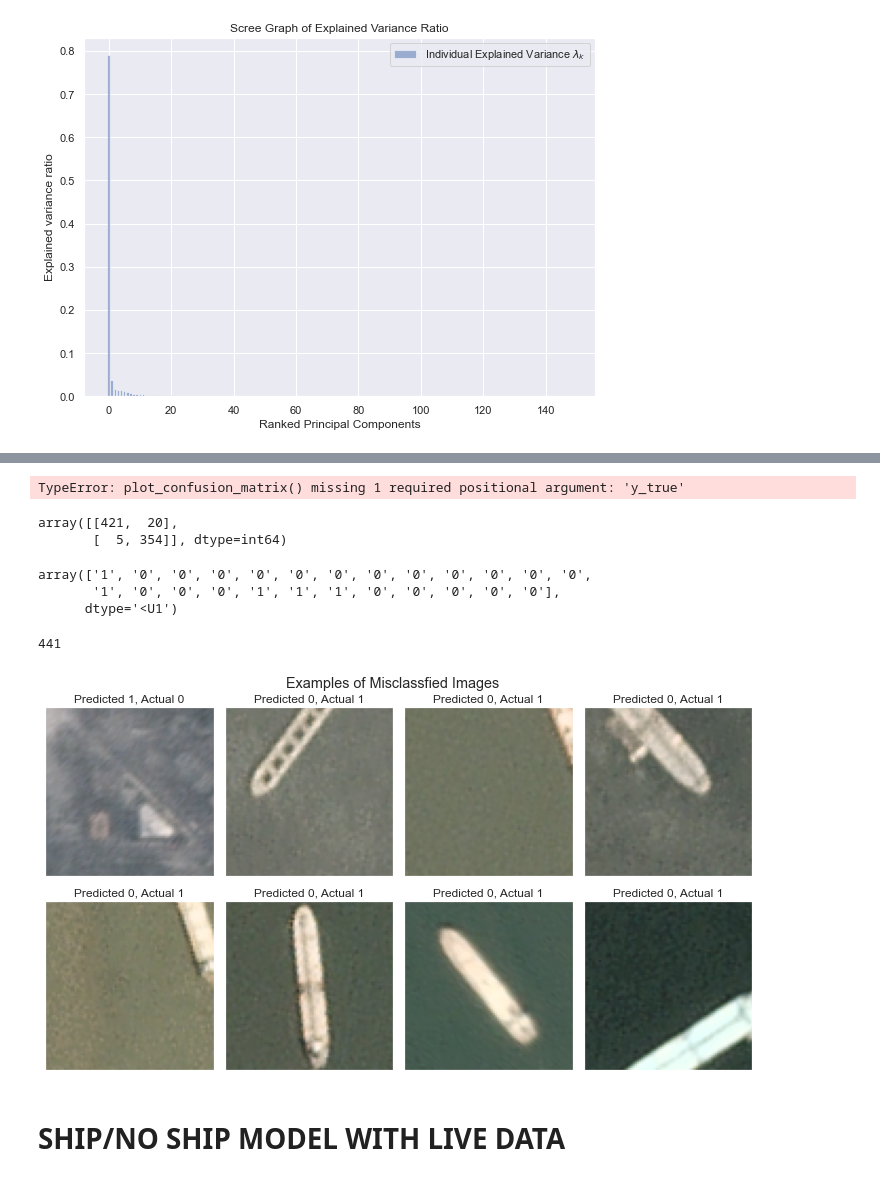
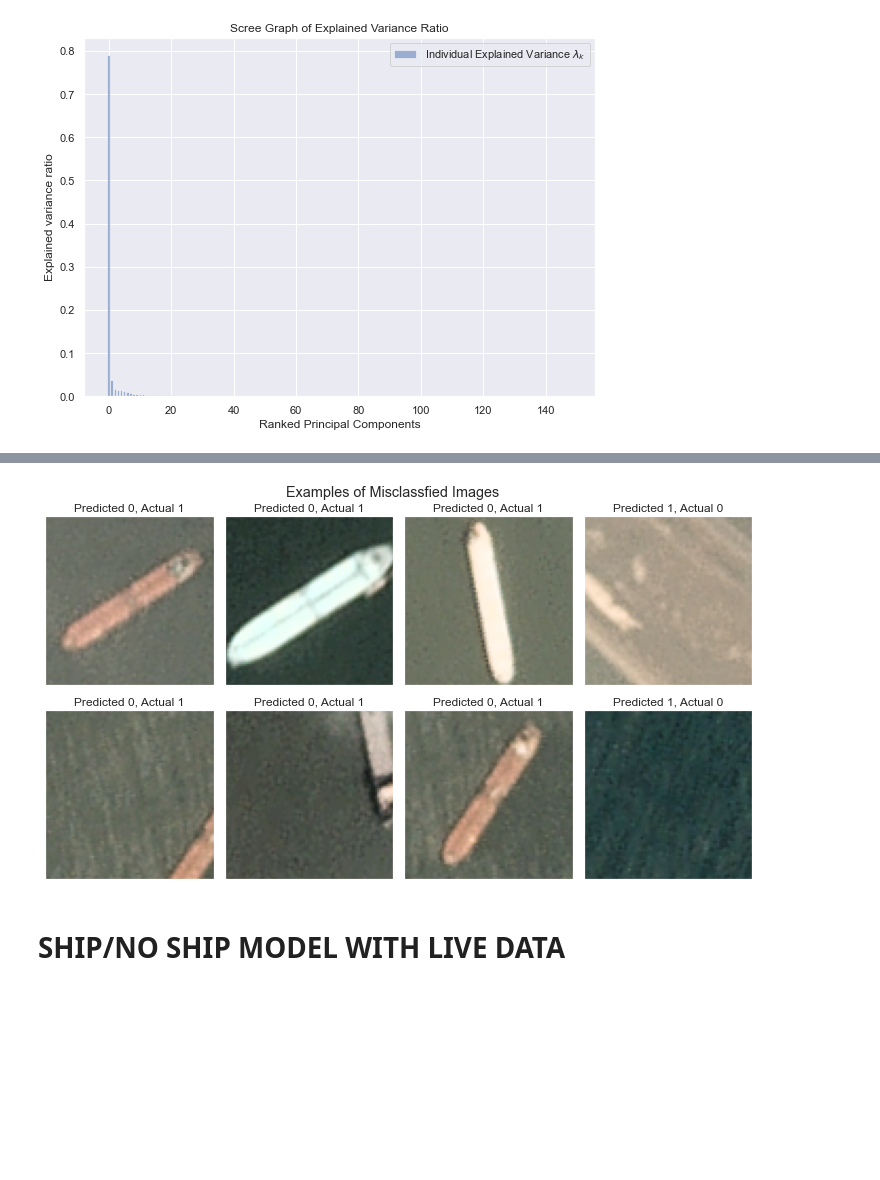
Before and after one commit to mackzlee/w207-final-project, a Jupyter notebook: 207_AIS_Query.ipynb, the cells around one changed output, grey strips where cells are left out. Cells and saved outputs as stored; diff of their text form; code cells hidden in the pictures; blank space fills up the shorter version.

```diff
--- a/207_AIS_Query.ipynb
+++ b/207_AIS_Query.ipynb
@@ -507,46 +507,25 @@ ax.set(ylabel="Predicted Label", xlabel="True Label")
-# %%
-from sklearn.metrics import plot_confusion_matrix
-
-plot_confusion_matrix(pred, y_test)
-# %% [output]
-TypeError: plot_confusion_matrix() missing 1 required positional argument: 'y_true'
-# %%
-confusion_matrix(list(pred), list(y_test), sample_weight=None)
-# %% [output]
-array([[421,  20],
-       [  5, 354]], dtype=int64)
-# %%
-pred[y_test != pred]
-# %% [output]
-array(['1', '0', '0', '0', '0', '0', '0', '0', '0', '0', '0', '0', '0',
-       '1', '0', '0', '0', '1', '1', '1', '0', '0', '0', '0', '0'],
-      dtype='<U1')
-# %%
-list(pred).count('0')
-# %% [output]
-441
 # %%
 # Print some misclassified images
 indices = [i for i, x in enumerate(y_test != pred) if x]
 
 fig, ax = plt.subplots(2, 4,figsize=(10,8))
-i = 0
+i = 10
 for row in ax:
     for col in row:
         col.imshow(X_test_orig[indices[i]].reshape(80, 80, 3))
         col.grid(False)
         col.set_title(f'Predicted {pred[indices[i]]}, Actual {y_test[indices[i]]}')
         col.set_xticklabels([])
         col.set_yticklabels([])
         i+=1
 
 fig.suptitle("Examples of Misclassfied Images")
 fig.subplots_adjust(hspace=0, wspace=0)
 fig.tight_layout(rect=[0, 0.2, 1.2, 0.95])
 fig.subplots_adjust(top=1, right=1)
 plt.show()
 # %% [output]
-[figure, old version]
+[figure, new version]
 # %% [markdown]
 # SHIP/NO SHIP MODEL WITH LIVE DATA
 # %%
```
Also changed, not shown: parts of 1 cell of this notebook.
